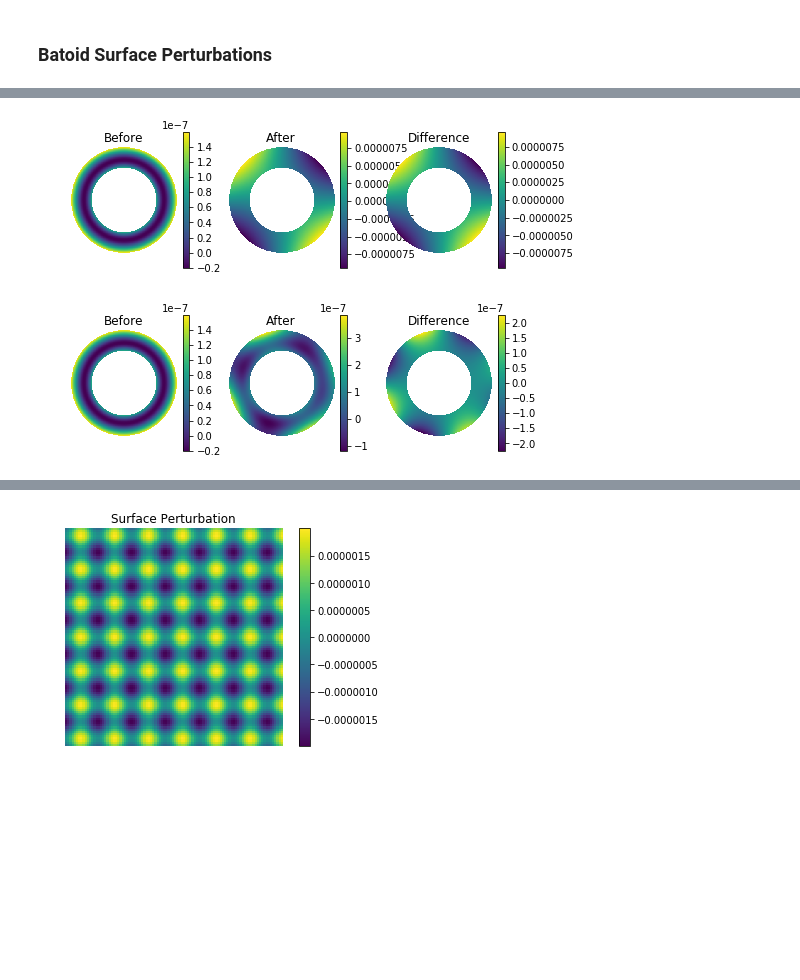
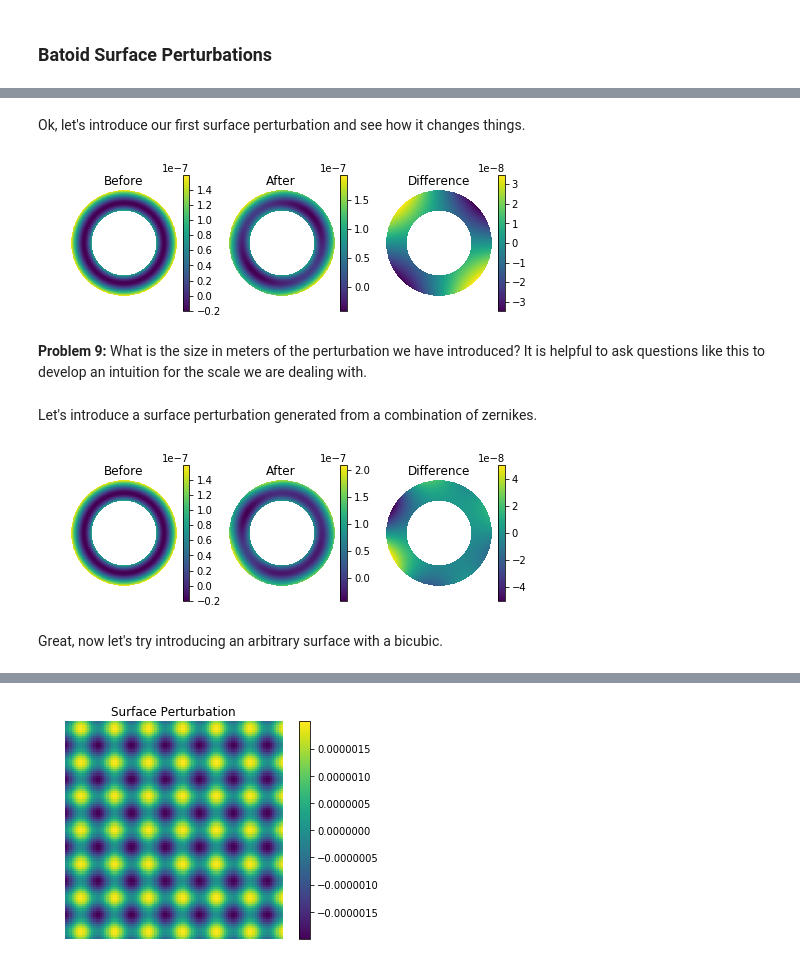
Before and after one commit to davidthomas5412/ForwardModelingLSSTDonuts, a Jupyter notebook: notebooks/RaytracingAndFittingTheOPD.ipynb, the cells around one changed output, grey strips where cells are left out. Cells and saved outputs as stored; diff of their text form; code cells hidden in the pictures; blank space fills up the shorter version.

```diff
--- a/notebooks/RaytracingAndFittingTheOPD.ipynb
+++ b/notebooks/RaytracingAndFittingTheOPD.ipynb
@@ -205,10 +205,11 @@ Ok. Below we encapsulate the OPD calculation into one method.
 def opd(optic, theta_x, theta_y, wavelength=500e-9, nx=255, flux=1):
     projection='zemax'
     dirCos = fieldToDirCos(theta_x, theta_y, projection=projection)
+    lattice = (nx % 2 == 0)
     rays = batoid.rayGrid(
         optic.dist/dirCos[2], optic.pupilSize,
         dirCos[0], dirCos[1], -dirCos[2],
-        nx, wavelength, flux, optic.inMedium)
+        nx, wavelength, flux, optic.inMedium, lattice=lattice)
 
     # chief ray index.  works if lattice=True and nx is even,
     # or if lattice=False and nx is odd
@@ -468,48 +519,46 @@ plotDifference(before, after)
+# %% [markdown]
+Ok, let's introduce our first surface perturbation and see how it changes things.
 # %%
-obscuration = 0.61
-
 def reloadOptic():
     LSST_g_fn = os.path.join(batoid.datadir, "LSST", "LSST_g.yaml")
     config = yaml.safe_load(open(LSST_g_fn))
     optic = batoid.parse.parse_optic(config['opticalSystem'])
     return optic
 
 perturbedOptic = reloadOptic()
 
 #create zernike *surface*
 zernikes = np.zeros(22)
-zernikes[5] = 1e-6
-pert = batoid.Zernike(zernikes, R_inner=obscuration)
-m2surf = perturbedOptic.itemDict['LSST.M2'].surface
-perturbedOptic.itemDict['LSST.M2'].surface = batoid.Sum([m2surf, pert])
+zernikes[5] = 1e-8
+m2 = perturbedOptic.itemDict['LSST.M2']
+pert = batoid.Zernike(zernikes, R_inner=m2.inRadius, R_outer=m2.outRadius)
+m2.surface = batoid.Sum([m2.surface, pert])
 
 after = opd(perturbedOptic, theta_x, theta_y)
 
 plotDifference(before, after)
 # %% [output]
-[figure, old version]
+[figure, new version]
+# %% [markdown]
+**Problem 9:** What is the size in meters of the perturbation we have introduced? It is helpful to ask questions like this to develop an intuition for the scale we are dealing with.
+# %% [markdown]
+Let's introduce a surface perturbation generated from a combination of zernikes.
 # %%
-obscuration = 0.61
-
-def reloadOptic():
-    LSST_g_fn = os.path.join(batoid.datadir, "LSST", "LSST_g.yaml")
-    config = yaml.safe_load(open(LSST_g_fn))
-    optic = batoid.parse.parse_optic(config['opticalSystem'])
-    return optic
-
 perturbedOptic = reloadOptic()
 
 #create zernike *surface*
 zernikes = np.zeros(22)
-zernikes[5] = 5e-9
+zernikes[5] = -5e-9
 zernikes[9] = 5e-9
 zernikes[15] = -5e-9
-pert = batoid.Zernike(zernikes, R_inner=obscuration)
-m2surf = perturbedOptic.itemDict['LSST.M2'].surface
-perturbedOptic.itemDict['LSST.M2'].surface = batoid.Sum([m2surf, pert])
+m2 = perturbedOptic.itemDict['LSST.M2']
+pert = batoid.Zernike(zernikes, R_inner=m2.inRadius, R_outer=m2.outRadius)
+m2.surface = batoid.Sum([m2.surface, pert])
 
 after = opd(perturbedOptic, theta_x, theta_y)
 
 plotDifference(before, after)
 # %% [output]
-[figure, old version]
+[figure, new version]
+# %% [markdown]
+Great, now let's try introducing an arbitrary surface with a bicubic.
```
Also changed, not shown: parts of 23 cells of this notebook.
